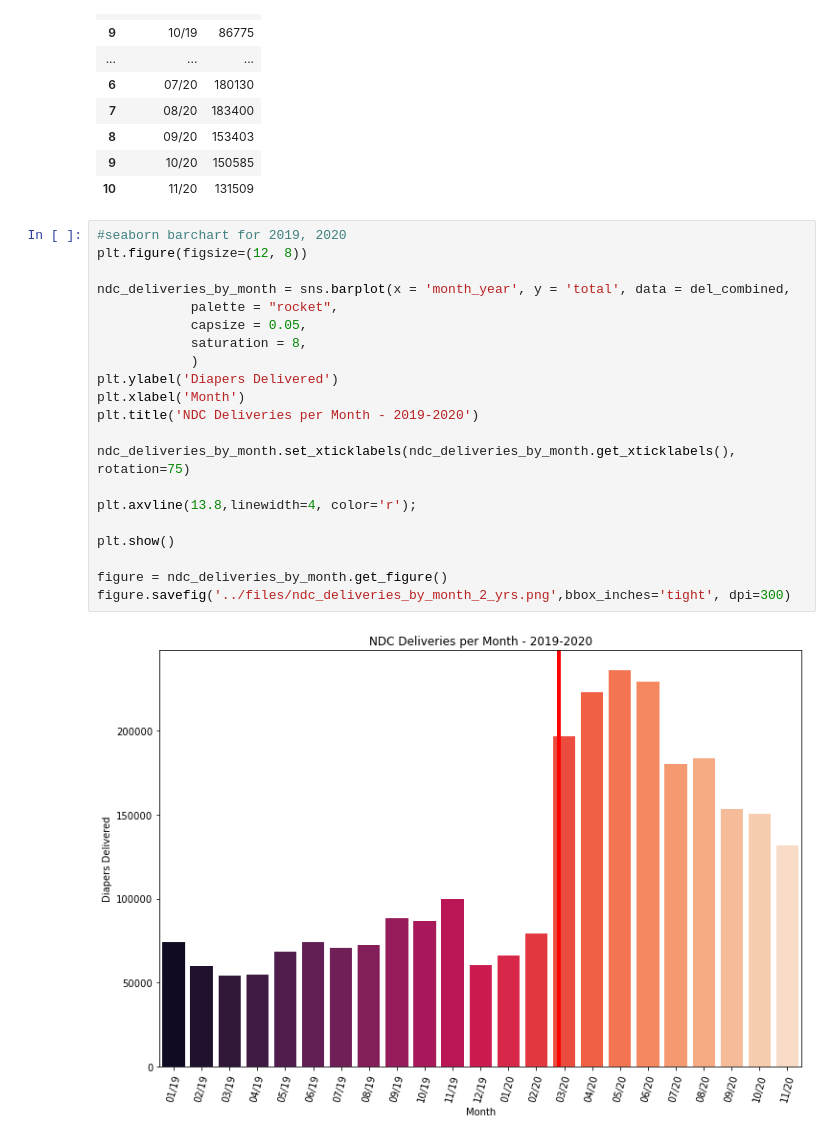
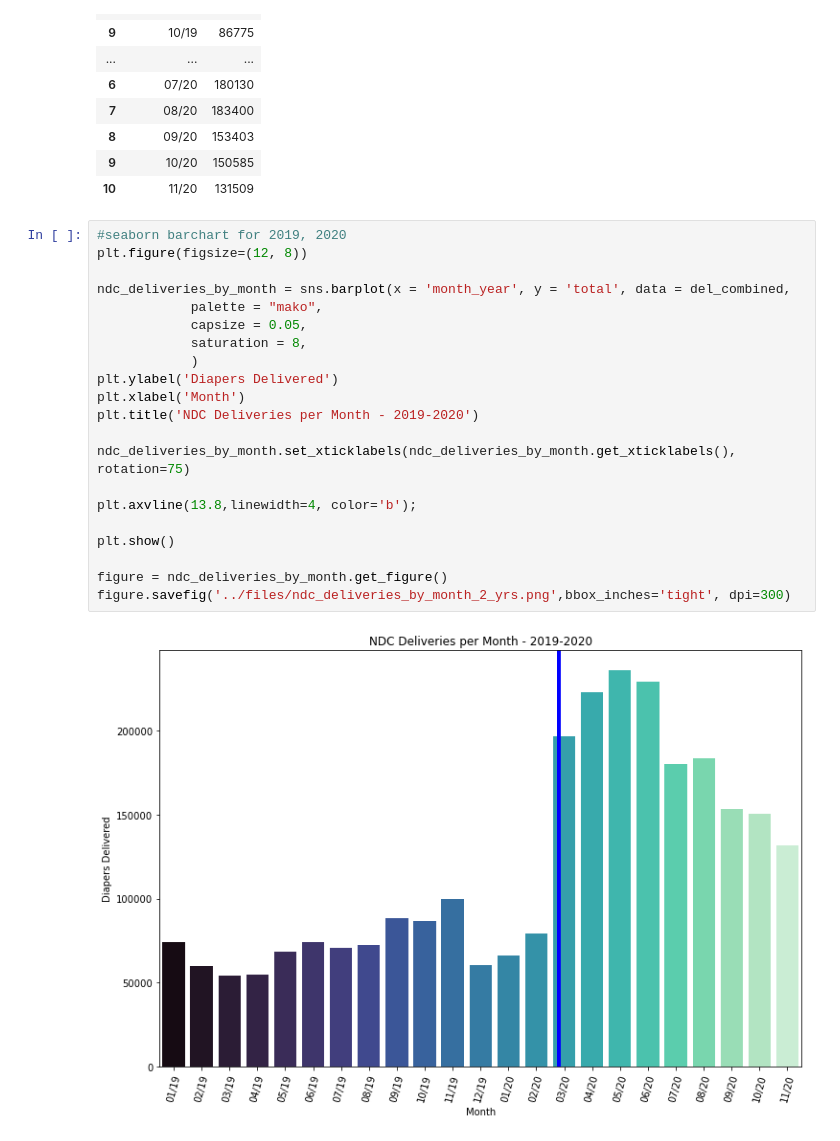
Before and after one commit to paulballenger/nashville_diaper_connection, a Jupyter notebook: notebooks/NDC Tornado.ipynb, the cells around one changed output. Drawn from its saved outputs; the diff is of its cells as text.

```diff
--- a/notebooks/NDC Tornado.ipynb
+++ b/notebooks/NDC Tornado.ipynb
@@ -209,23 +209,23 @@ del_combined
 # %%
 #seaborn barchart for 2019, 2020
 plt.figure(figsize=(12, 8))
 
 ndc_deliveries_by_month = sns.barplot(x = 'month_year', y = 'total', data = del_combined,
-            palette = "rocket",
+            palette = "mako",
             capsize = 0.05,
             saturation = 8,
             )
 plt.ylabel('Diapers Delivered')
 plt.xlabel('Month')
 plt.title('NDC Deliveries per Month - 2019-2020')
 
 ndc_deliveries_by_month.set_xticklabels(ndc_deliveries_by_month.get_xticklabels(), rotation=75)
 
-plt.axvline(13.8,linewidth=4, color='r');
+plt.axvline(13.8,linewidth=4, color='b');
 
 plt.show()
 
 figure = ndc_deliveries_by_month.get_figure()
 figure.savefig('../files/ndc_deliveries_by_month_2_yrs.png',bbox_inches='tight', dpi=300)
 # %% [output]
-[figure, old version]
+[figure, new version]
```
Also changed, not shown: 11 other files.
